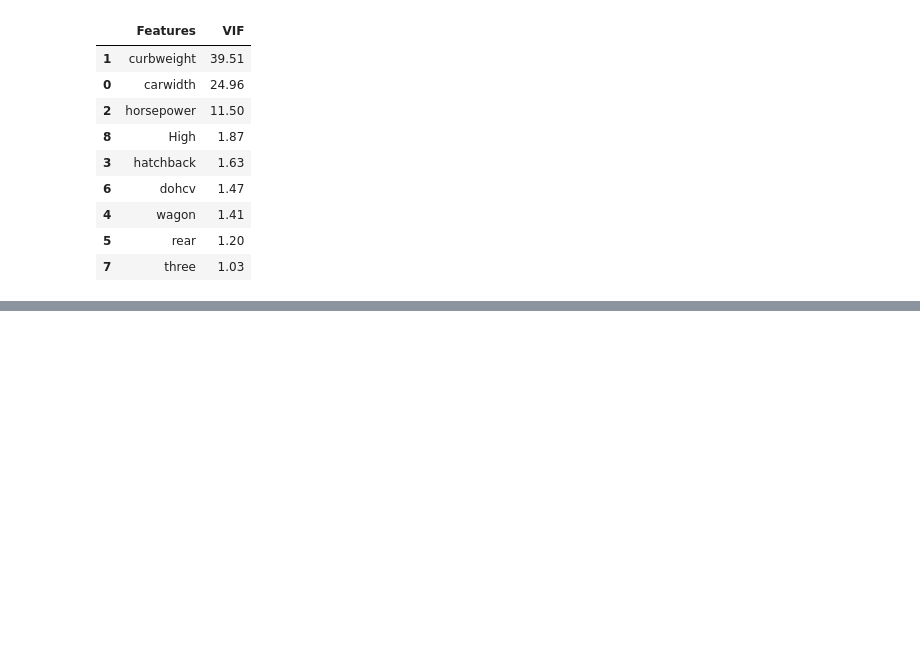
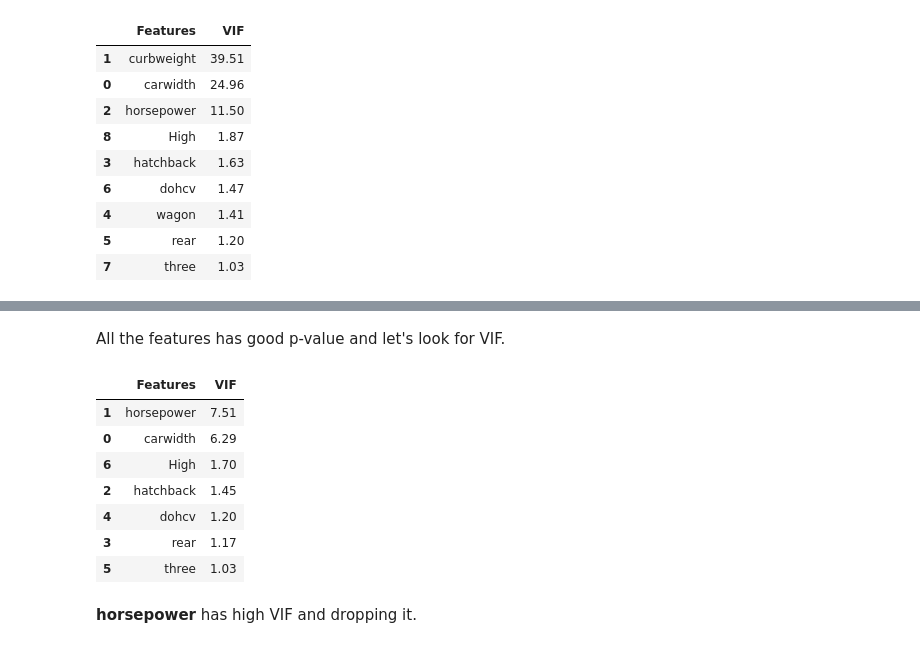
Before and after one commit to rishavhack/Projects-On-MachineLearning-OpenCV-NLP, a Jupyter notebook: Project 7 Car Price - Multiple Linear Regression/Car Price - Multiple Linear Regression.ipynb, the cells around one changed output, grey strips where cells are left out. Drawn from its saved outputs; the diff is of its cells as text; code cells hidden in the pictures; blank space fills up the shorter version.

Commit message:
Checking VIF and p value and droping columns

```diff
--- a/Project 7 Car Price - Multiple Linear Regression/Car Price - Multiple Linear Regression.ipynb
+++ b/Project 7 Car Price - Multiple Linear Regression/Car Price - Multiple Linear Regression.ipynb
@@ -560,0 +565,2 @@ checkVIF(vif_df)
+# %%
+X_train_new = buildModel(X_train_new,y_train)
@@ -560,0 +587,4 @@ checkVIF(vif_df)
+# %%
+X_train_new = X_train_new.drop(['wagon'], axis = 1)
+# %%
+X_train_new = buildModel(X_train_new,y_train)
@@ -560,0 +609,17 @@ checkVIF(vif_df)
+# %% [markdown]
+All the features has good p-value and let's look for VIF.
+# %%
+vif_df = X_train_new.drop(['const'], axis = 1)
+# %%
+checkVIF(vif_df)
+# %% [output]
+|  | Features | VIF |
+| 1 | horsepower | 7.51 |
+| 0 | carwidth | 6.29 |
+| 6 | High | 1.70 |
+| 2 | hatchback | 1.45 |
+| 4 | dohcv | 1.20 |
+| 3 | rear | 1.17 |
+| 5 | three | 1.03 |
+# %% [markdown]
+**horsepower** has high VIF and dropping it.
```
Also changed, not shown: parts of 6 cells of this notebook.
